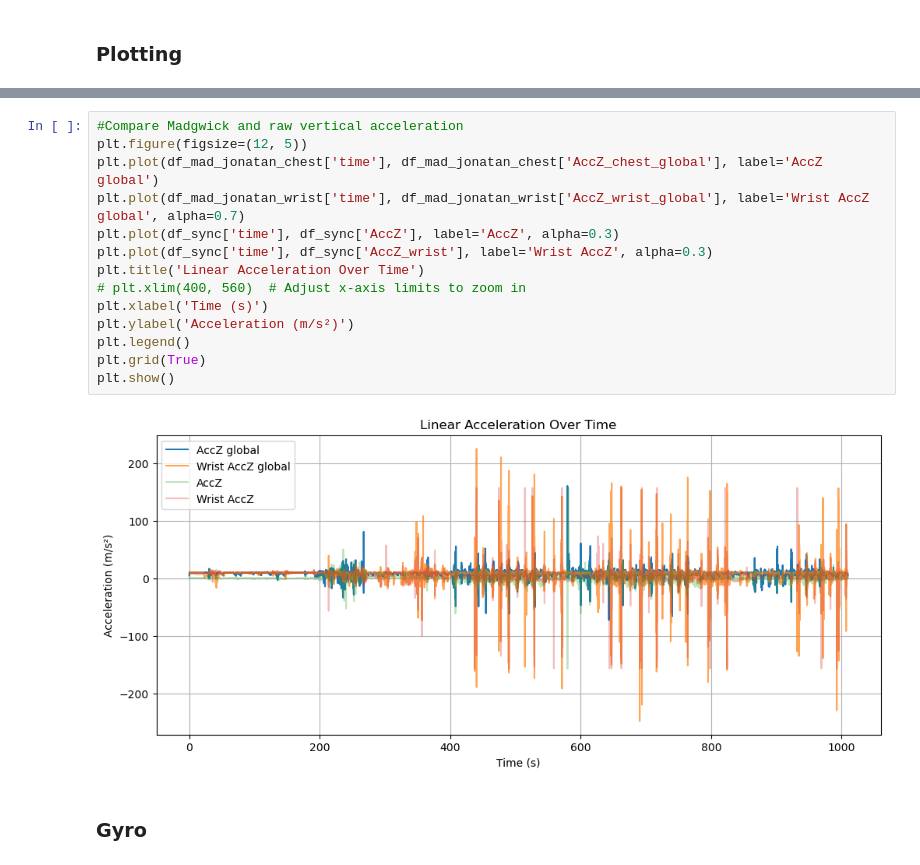
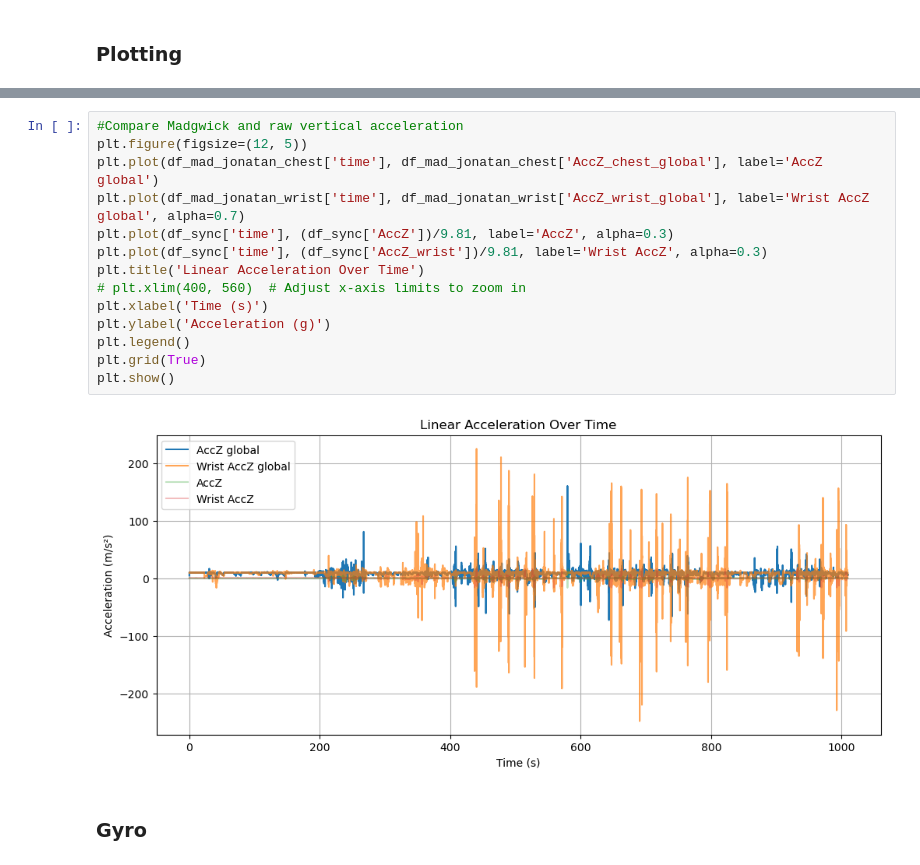
Before and after one commit to tdjohnson1987/ProJump, a Jupyter notebook: EDA.ipynb, the cells around one changed output, grey strips where cells are left out. Cells and saved outputs as stored; diff of their text form.

```diff
--- a/EDA.ipynb
+++ b/EDA.ipynb
@@ -498,19 +504,19 @@ plt.show()
 # %%
 #Compare Madgwick and raw vertical acceleration
 plt.figure(figsize=(12, 5))
 plt.plot(df_mad_jonatan_chest['time'], df_mad_jonatan_chest['AccZ_chest_global'], label='AccZ global')
 plt.plot(df_mad_jonatan_wrist['time'], df_mad_jonatan_wrist['AccZ_wrist_global'], label='Wrist AccZ global', alpha=0.7)
-plt.plot(df_sync['time'], df_sync['AccZ'], label='AccZ', alpha=0.3)
-plt.plot(df_sync['time'], df_sync['AccZ_wrist'], label='Wrist AccZ', alpha=0.3)
+plt.plot(df_sync['time'], (df_sync['AccZ'])/9.81, label='AccZ', alpha=0.3)
+plt.plot(df_sync['time'], (df_sync['AccZ_wrist'])/9.81, label='Wrist AccZ', alpha=0.3)
 plt.title('Linear Acceleration Over Time')
 # plt.xlim(400, 560)  # Adjust x-axis limits to zoom in
 plt.xlabel('Time (s)')
-plt.ylabel('Acceleration (m/s²)')
+plt.ylabel('Acceleration (g)')
 plt.legend()
 plt.grid(True)
 plt.show()
 # %% [output]
-[figure, old version]
+[figure, new version]
 # %% [markdown]
 ### Gyro
 # %%
```
Also changed, not shown: parts of 35 cells of this notebook, 1 other file.
